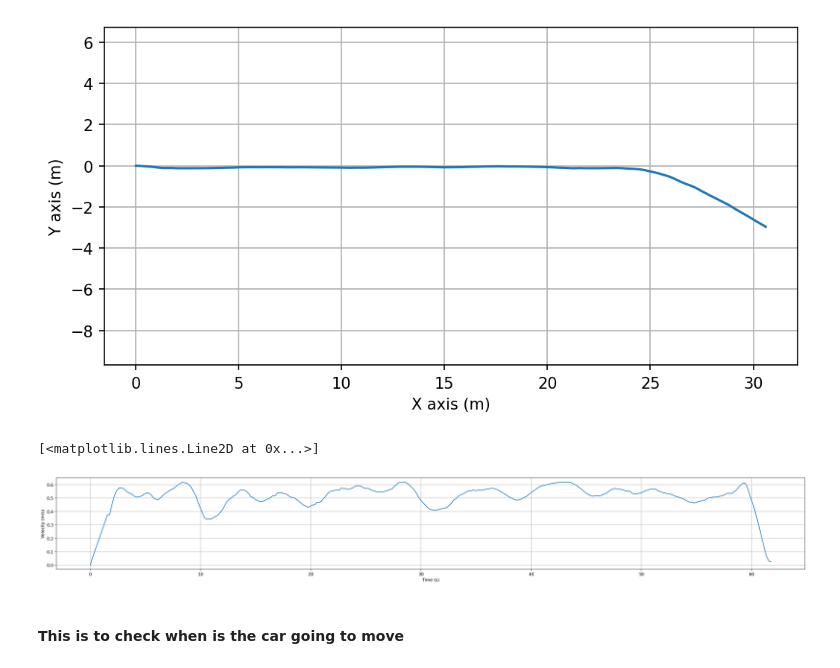
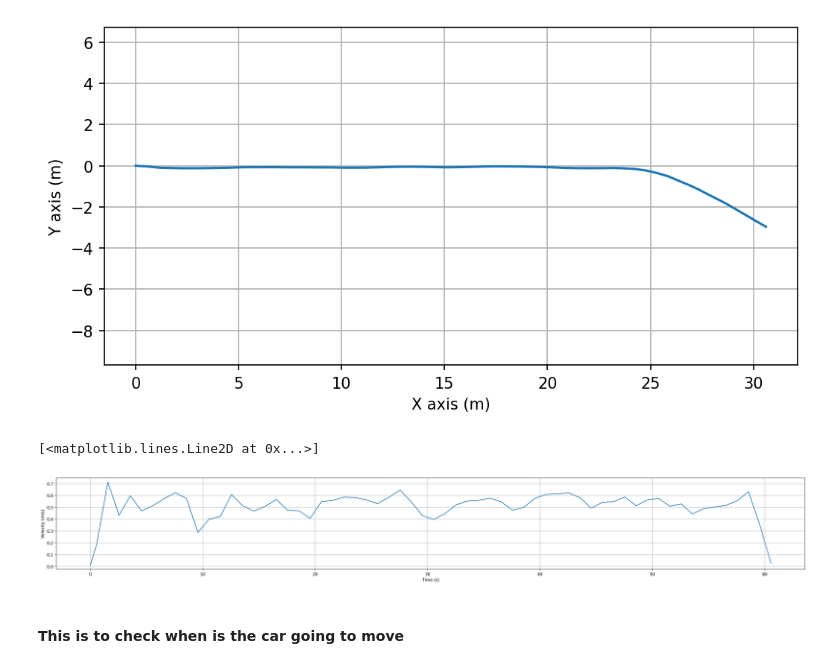
Before and after one commit to mfkiwl/IMU-Velcoity-Position, a Jupyter notebook: wayPointsGenration.ipynb, the cells around one changed output. Saved outputs shown, nothing was run; the diff lists cells and outputs as text; code cells hidden in the pictures.

```diff
--- a/wayPointsGenration.ipynb
+++ b/wayPointsGenration.ipynb
@@ -191,7 +191,7 @@ carla_df.head()
 #### Build waypoints
 # %%
 start = 398
-increment = 2
+increment = 10
 finish = start + increment
 t_wp = []
 x = []
@@ -205,7 +205,7 @@ t_wp.append(0.0)
 t_wp_0 = carla_df.Tway[397]
 
 # print('    X\t\t      Y\t\t     V\t\t     T')
-for i in range((carla_df.shape[0] - start)//2):
+for i in range((carla_df.shape[0] - start)//increment):
     sample_df = carla_df[start:finish]
     xVal, yVal, vVal, tVal = avg_calc(sample= sample_df)
     x.append(xVal)
@@ -224,7 +224,7 @@ waypoints_df['X'] = x
 waypoints_df['Y'] = y
 waypoints_df['V'] = v
 waypoints_df['T'] = t_wp
-waypoints_df['V_avg'] = waypoints_df['V'].rolling(10).mean()
+# waypoints_df['V_avg'] = waypoints_df['V'].rolling(15).mean()
 # waypoints_df.columns=['T','X','Y','V']
 waypoints_df.shape
 # %% [output]
@@ -261,16 +248,16 @@ plt.plot(waypoints_df.X , waypoints_df.Y)
 # %%
 plt.figure(dpi=150, figsize=(32,4))
 plt.grid()
 # plt.xlim(39,102)
 # plt.ylim(0,0.9)
 plt.xlabel('Time (s)')
 plt.ylabel('Velocity (m/s)')
 # plt.xticks([40, 45, 50, 55, 60, 65, 70, 75, 80, 85, 90, 95, 100])
-plt.plot(t_wp, waypoints_df.V_avg)
-# plt.plot(t_wp, v)
+# plt.plot(t_wp, waypoints_df.V_avg)
+plt.plot(t_wp, v)
 # %% [output]
 [<matplotlib.lines.Line2D at 0x...>]
-[figure, old version]
+[figure, new version]
 # %% [markdown]
 #### This is to check when is the car going to move
 # %%
```
Also changed, not shown: parts of 10 cells of this notebook.
